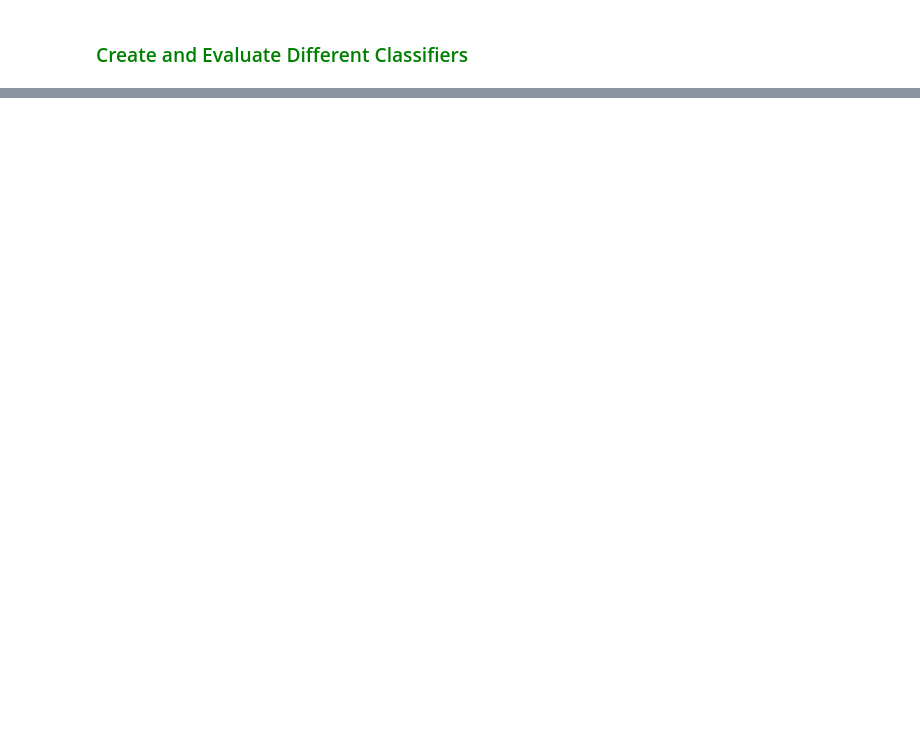
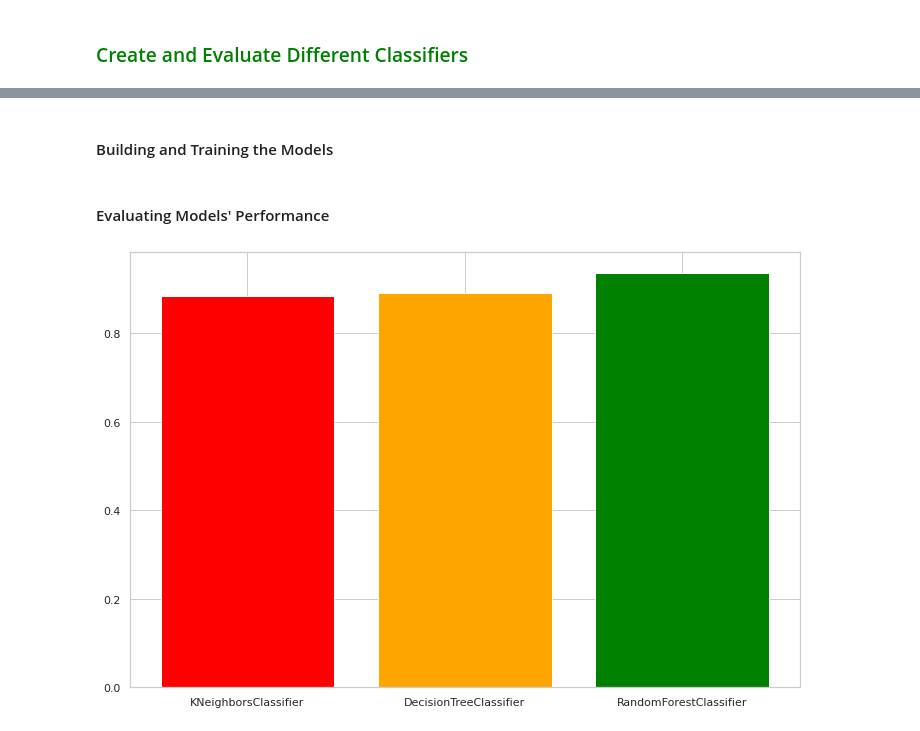
Before and after one commit to valkiss024/credit-risk-analysis, a Jupyter notebook: Credit Analysis.ipynb, the cells around one changed output, grey strips where cells are left out. Saved outputs shown, nothing was run; the diff lists cells and outputs as text; code cells hidden in the pictures; blank space fills up the shorter version.

```diff
--- a/Credit Analysis.ipynb
+++ b/Credit Analysis.ipynb
@@ -698,0 +713,2 @@ AUC score for the model: 0.7867183629261773.
+# %%
+y_pred = lg_model2.predict(X_test2)
@@ -700,0 +731,46 @@ AUC score for the model: 0.7867183629261773.
+# %% [markdown]
+#### Building and Training the Models
+# %%
+# Import relevant libraries
+from sklearn.neighbors import KNeighborsClassifier
+from sklearn.tree import DecisionTreeClassifier
+from sklearn.ensemble import RandomForestClassifier
+
+# Instantiate each classifier
+classifiers = [
+    KNeighborsClassifier(n_neighbors=3, weights='distance'),
+    DecisionTreeClassifier(random_state=42),
+    RandomForestClassifier(n_estimators=500, random_state=42)
+]
+# %%
+def train_and_predict(classifiers):
+    models_and_predictions = {}
+    for classifier in classifiers:
+        model = classifier.fit(X_train, y_train)
+        y_pred = model.predict(X_test)
+        models_and_predictions[model] = y_pred
+    return models_and_predictions
+
+models_and_predictions = train_and_predict(classifiers)
+# %% [markdown]
+#### Evaluating Models' Performance
+# %%
+# Check each model's accuracy score
+def check_accuracy(models_and_predictions):
+    accuracy = pd.DataFrame(columns=['Classifier', 'Accuracy Score'])
+    for model, pred in models_and_predictions.items():
+        accuracy = accuracy.append({
+            'Classifier': model.__class__.__name__,
+            'Accuracy Score': accuracy_score(y_test, pred)
+        }, ignore_index=True)
+    accuracy.set_index('Classifier', inplace=True)
+    return accuracy
+
+accuracy = check_accuracy(models_and_predictions)
+# %%
+# Visualize accuracy score for each classifier
+fig = plt.figure(figsize=(12, 8))
+plt.bar(accuracy.index, accuracy['Accuracy Score'], color=['Red', 'Orange', 'Green'])
+plt.show()
+# %% [output]
+[figure, added]
```
Also changed, not shown: parts of 10 cells of this notebook.
